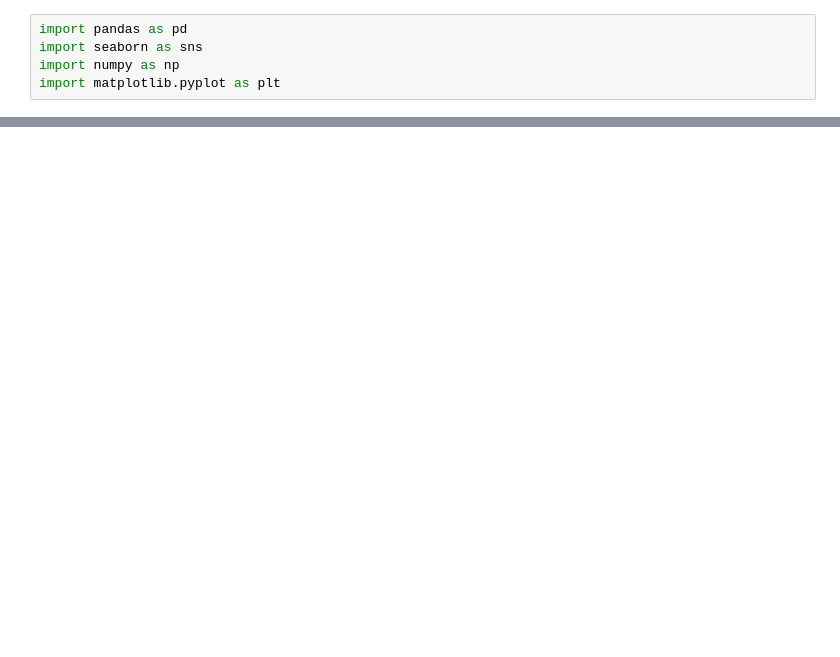
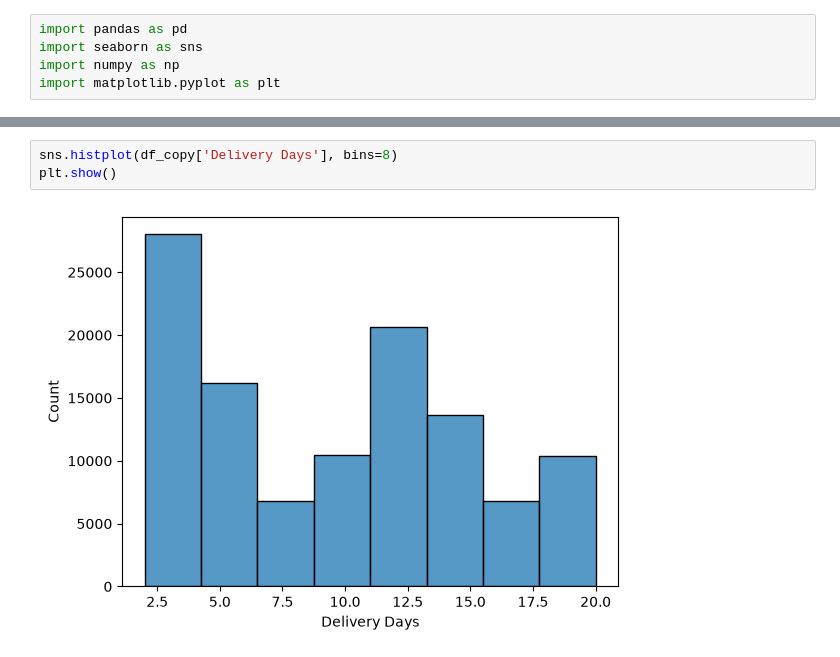
Before and after one commit to abdullahshamshad03/Flipkart-Sales-Dashboard, a Jupyter notebook: sales.ipynb, the cells around one changed output, grey strips where cells are left out. Drawn from its saved outputs; the diff is of its cells as text; blank space fills up the shorter version.

```diff
--- a/sales.ipynb
+++ b/sales.ipynb
@@ -14,0 +232,5 @@ ImportError: `Import openpyxl` failed.  Use pip or conda to install the openpyxl
+# %%
+sns.histplot(df_copy['Delivery Days'], bins=8)
+plt.show()
+# %% [output]
+[figure, added]
```
Also changed, not shown: parts of 67 cells of this notebook.
